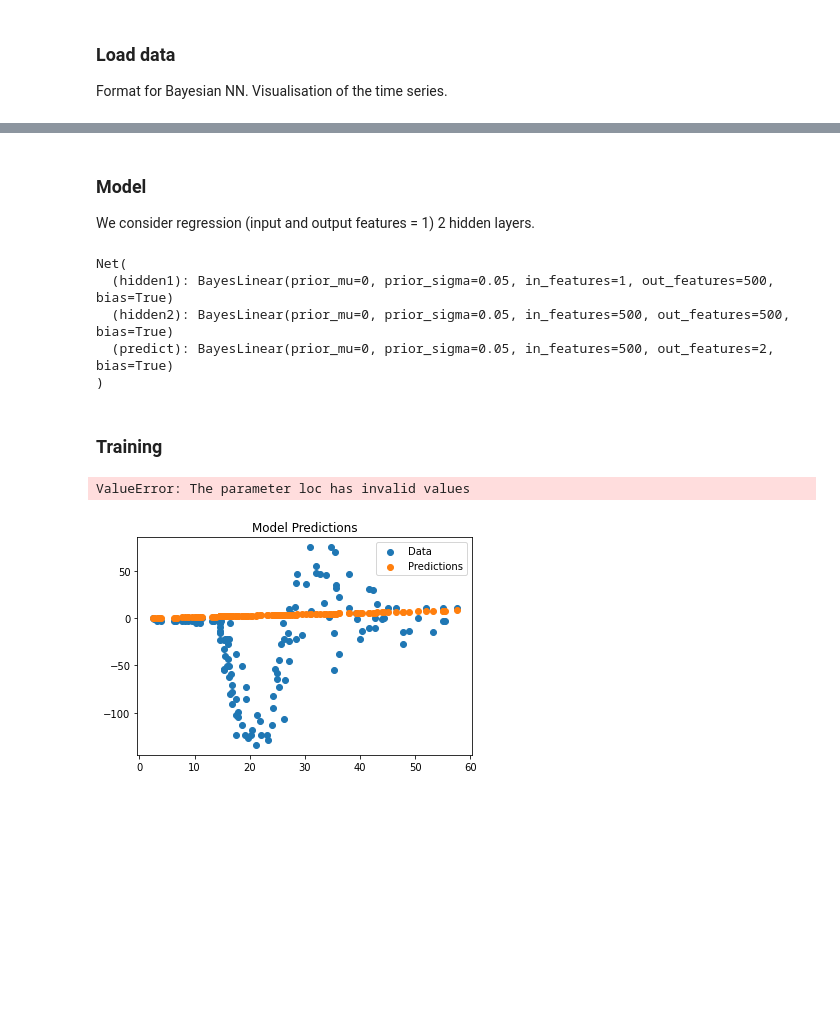
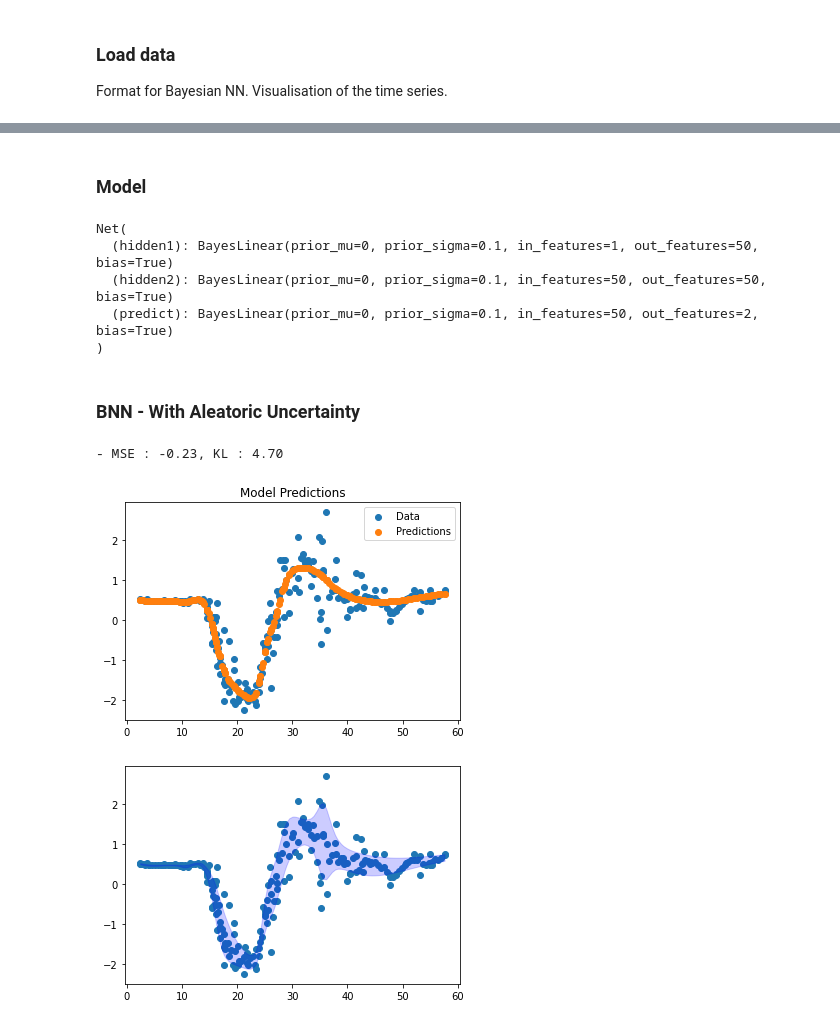
Before and after one commit to nalatraz/DeepLearning_Project7a, a Jupyter notebook: Bayesian Linear - Motorcycle Test.ipynb, the cells around one changed output, grey strips where cells are left out. Saved outputs shown, nothing was run; the diff lists cells and outputs as text; code cells hidden in the pictures; blank space fills up the shorter version.

```diff
--- a/Bayesian Linear - Motorcycle Test.ipynb
+++ b/Bayesian Linear - Motorcycle Test.ipynb
@@ -63,30 +110,43 @@ plt.scatter(x_np, y_np)
 # %% [markdown]
 ### Model
-We consider regression (input and output features = 1) 2 hidden layers.
 # %%
 class Net(Module):
     def __init__(self, n_feature, n_hidden, n_output):
         super(Net, self).__init__()
-        self.hidden1 = BayesLinear(prior_mu=0, prior_sigma=0.05, in_features=n_feature, out_features=n_hidden, bias=True)   # hidden layer
-        self.hidden2 = BayesLinear(prior_mu=0, prior_sigma=0.05, in_features=n_hidden, out_features=n_hidden, bias=True)
-        self.predict = BayesLinear(prior_mu=0, prior_sigma=0.05, in_features=n_hidden, out_features=n_output, bias=True)   # output layer
+        #self.hidden1 = nn.Linear(in_features=n_feature, out_features=n_hidden, bias=True)
+        #self.hidden2 = nn.Linear(in_features=n_hidden, out_features=n_hidden, bias=True)
+        #self.predict = nn.Linear(in_features=n_hidden, out_features=n_output, bias=True)
+        self.hidden1 = BayesLinear(prior_mu=0, prior_sigma=0.1, in_features=n_feature, out_features=n_hidden, bias=True)   # hidden layer
+        self.hidden2 = BayesLinear(prior_mu=0, prior_sigma=0.1, in_features=n_hidden, out_features=n_hidden, bias=True)
+        self.predict = BayesLinear(prior_mu=0, prior_sigma=0.1, in_features=n_hidden, out_features=n_output, bias=True)   # output layer
+
+        #self.mean_est = BayesLinear(prior_mu=0, prior_sigma=0.1, in_features=n_hidden, out_features=n_output, bias=True)
+        #self.logvar_est = BayesLinear(prior_mu=0, prior_sigma=0.1, in_features=n_hidden, out_features=n_output, bias=True)
 
     def forward(self, x):
-        x = F.relu(self.hidden1(x))      # activation function for hidden layer
-        x = F.relu(self.hidden2(x))
+        x = torch.tanh(self.hidden1(x))      # activation function for hidden layer
+        x = torch.tanh(self.hidden2(x))
         x = self.predict(x)              # linear output
-        return x
 
-net = Net(n_feature=1, n_hidden=500, n_output=2)     # define the network
+        mu, log_std = x.chunk(2, dim=1)
+
+        dist = Normal(mu, torch.exp(log_std))
+        #mean = self.mean_est(x)
+        #log_var = self.logvar_est(x)
+
+        #return mean, log_var
+        return dist
+
+net = Net(n_feature=1, n_hidden=50, n_output=2)     # define the network
 print(net)  # net architecture
 # %% [output]
 Net(
-  (hidden1): BayesLinear(prior_mu=0, prior_sigma=0.05, in_features=1, out_features=500, bias=True)
-  (hidden2): BayesLinear(prior_mu=0, prior_sigma=0.05, in_features=500, out_features=500, bias=True)
-  (predict): BayesLinear(prior_mu=0, prior_sigma=0.05, in_features=500, out_features=2, bias=True)
+  (hidden1): BayesLinear(prior_mu=0, prior_sigma=0.1, in_features=1, out_features=50, bias=True)
+  (hidden2): BayesLinear(prior_mu=0, prior_sigma=0.1, in_features=50, out_features=50, bias=True)
+  (predict): BayesLinear(prior_mu=0, prior_sigma=0.1, in_features=50, out_features=2, bias=True)
 )
 # %% [markdown]
-### Training
+### BNN - With Aleatoric Uncertainty
 # %%
 net = net.float()
 
@@ -95,29 +155,48 @@ optimizer = optim.Adam(net.parameters(),  lr=0.001)
 kl_loss = BKLLoss(reduction='mean', last_layer_only=False)
 kl_weight = 0.01
 
+#mse_loss = nn.MSELoss()
 
-for t in range(3000):
+for t in range(50000):
 
-    prediction = net(x)     # input x and predict based on x
+    optimizer.zero_grad()
+
+    #mean, log_var = net(x)
+    distribution = net(x.float())
 
     kl = kl_loss(net)
 
-    distribution = torch.distributions.Normal(prediction[:,0], torch.exp(prediction[:,1]))
-    cost = -distribution.log_prob(y).sum() + kl_weight*kl
+    #mse = mse_loss(prediction[:,0], y.float().squeeze())
+    #distribution = Normal(mean, var)
 
-    optimizer.zero_grad()
-    cost.float().backward()
+    #nll = -1/2 * torch.log(2*math.pi*var) - (y.float()-mean)**2 / (2*var)
+    #cost = -nll.sum() + kl_weight*kl
+    #cost = -distribution.log_prob(y.float()).sum() #+ kl_weight*kl
+    cost = -distribution.log_prob(y.float()).sum(1).mean() + kl_weight*kl
+
+    cost.backward()
+
     optimizer.step()
 
 print('- MSE : %2.2f, KL : %2.2f' % (cost.item(), kl.item()))
 # %% [output]
-ValueError: The parameter loc has invalid values
+- MSE : -0.23, KL : 4.70
 # %%
+prediction = net(x.float())
+mean = prediction.loc.squeeze().detach().numpy()
+std = prediction.scale.squeeze().detach().numpy()
+
 plt.figure()
 plt.scatter(x, y, label='Data')
-plt.scatter(x, y_pred[:,0], label='Predictions')
+plt.scatter(x, mean, label='Predictions')
 plt.title('Model Predictions')
 plt.legend()
 plt.show()
+
+plt.figure()
+plt.scatter(x, y)
+plt.fill_between(x_sorted, mean - std, mean + std, color='b', alpha=0.2)
+plt.show()
 # %% [output]
-[figure, old version]
+[figure, new version]
+[figure, added]
```
Also changed, not shown: parts of 11 cells of this notebook.
